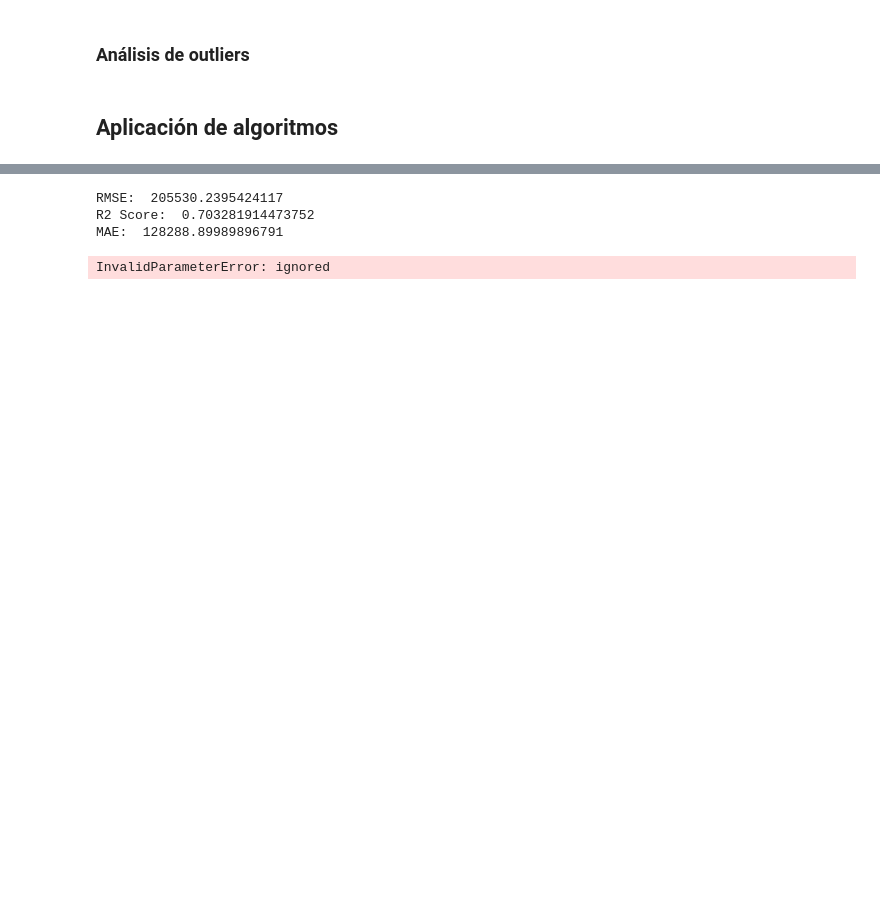
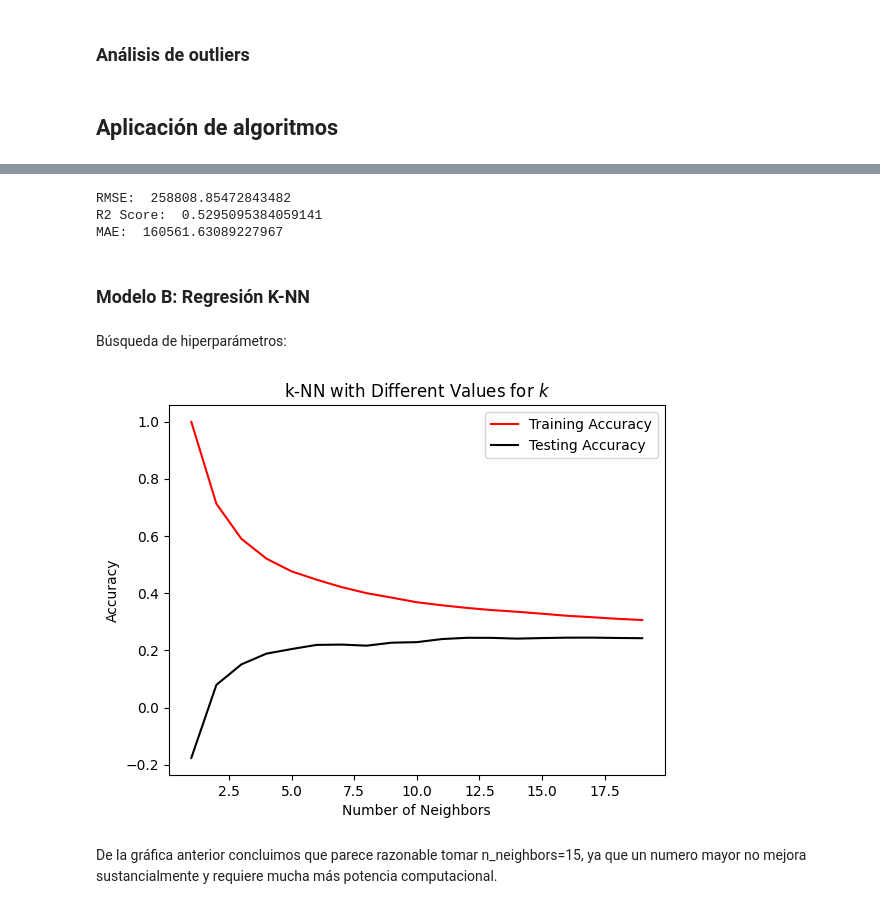
Before and after one commit to DiegoEscanciano/UCM_MACH, a Jupyter notebook: Código/Entrega_DiegoEscanciano.ipynb, the cells around one changed output, grey strips where cells are left out. Saved outputs shown, nothing was run; the diff lists cells and outputs as text; code cells hidden in the pictures; blank space fills up the shorter version.

```diff
--- a/Código/Entrega_DiegoEscanciano.ipynb
+++ b/Código/Entrega_DiegoEscanciano.ipynb
@@ -342,8 +410,8 @@ plt.show()
 # %%
 from sklearn.model_selection import train_test_split
 
+X = atributos
+y = house_data['price'] # Variable objetivo
+
 # Dividimos la muestra
-X_train, X_test, y_train, y_test = train_test_split(house_data, house_data['price'], test_size=0.2, random_state=42)
+X_train, X_test, y_train, y_test = train_test_split(X, y, test_size=0.2, random_state=42)
-# %%
-X_train=X_train.drop('price',axis=1)
-X_test=X_test.drop('price',axis=1)
@@ -402,25 +438,51 @@ linreg_y_pred=val_pred
 # %%
 from sklearn.metrics import mean_absolute_error, mean_squared_error, r2_score
-rmse = np.sqrt(mean_squared_error(y_test, y_preds))
+
+rmse = np.sqrt(mean_squared_error(y_test, linreg_y_pred))
 print('RMSE: ', rmse)
-rsq = r2_score(y_test, y_preds)
+rsq = r2_score(y_test, linreg_y_pred)
 print('R2 Score: ', rsq)
-mae = mean_absolute_error(y_test, y_preds)
+mae = mean_absolute_error(y_test, linreg_y_pred)
 print('MAE: ', mae)
 # %% [output]
-RMSE:  205530.2395424117
-R2 Score:  0.703281914473752
-MAE:  128288.89989896791
+RMSE:  258808.85472843482
+R2 Score:  0.5295095384059141
+MAE:  160561.63089227967
-# %%
-log_metrics = ['Logistic Regresion (Test)',
-               metrics.accuracy_score(y_test, linreg_y_pred),  # Used to measure the model performance in terms of measuring the ratio of sum of true positive and true negatives out of all the predictions made
-               metrics.precision_score(y_test, linreg_y_pred), # The ability of the classifier not to label as positive a sample that is negative.
-               metrics.recall_score(y_test, linreg_y_pred), # The model's ability to correctly predict the positives out of actual positives.
-               metrics.f1_score(y_test, linreg_y_pred), # Compute the F1 score, also known as balanced F-score or F-measure.
-               metrics.roc_auc_score(y_test, linreg_y_pred)] # Compute Area Under the Receiver Operating Characteristic Curve (ROC AUC).
-
-# Guardamos los resultados de test en el DataFrame "métrica_algoritmos"
-métrica_algoritmos = pd.DataFrame(data = log_metrics).T
-métrica_algoritmos.columns =['Algorithm', 'Accuracy', 'Precision', 'Recall', 'F-Score', 'AUC']
-# %% [output]
-InvalidParameterError: ignored
+# %% [markdown]
+### Modelo B: Regresión K-NN
+# %% [markdown]
+Búsqueda de hiperparámetros:
+# %%
+def plot_complexity_curve(k_list, knn_model, x_train, x_test, y_train, y_test):
+
+    train_scores = []
+    test_scores = []
+
+    # For each k
+    for k in k_list:
+        # Initialize, fit, predict
+        knn = knn_model(k)
+
+        knn.fit(x_train, y_train)
+
+        train_scores.append(knn.score(x_train, y_train))
+        test_scores.append(knn.score(x_test, y_test))
+
+    # Plot
+    fig, ax = plt.subplots()
+
+    ax.plot(k_list, train_scores, label='Training Accuracy', color='red')
+    ax.plot(k_list, test_scores, label='Testing Accuracy', color='black')
+
+    ax.set(title='k-NN with Different Values for $k$',
+           xlabel='Number of Neighbors',
+           ylabel='Accuracy')
+
+    ax.legend()
+# %%
+neighbors = np.arange(1, 20)
+plot_complexity_curve(neighbors, KNeighborsRegressor, X_train, X_test, y_train, y_test)
+# %% [output]
+[figure, added]
+# %% [markdown]
+De la gráfica anterior concluimos que parece razonable tomar n_neighbors=15, ya que un numero mayor no mejora sustancialmente y requiere mucha más potencia computacional.
```
Also changed, not shown: parts of 46 cells of this notebook.
